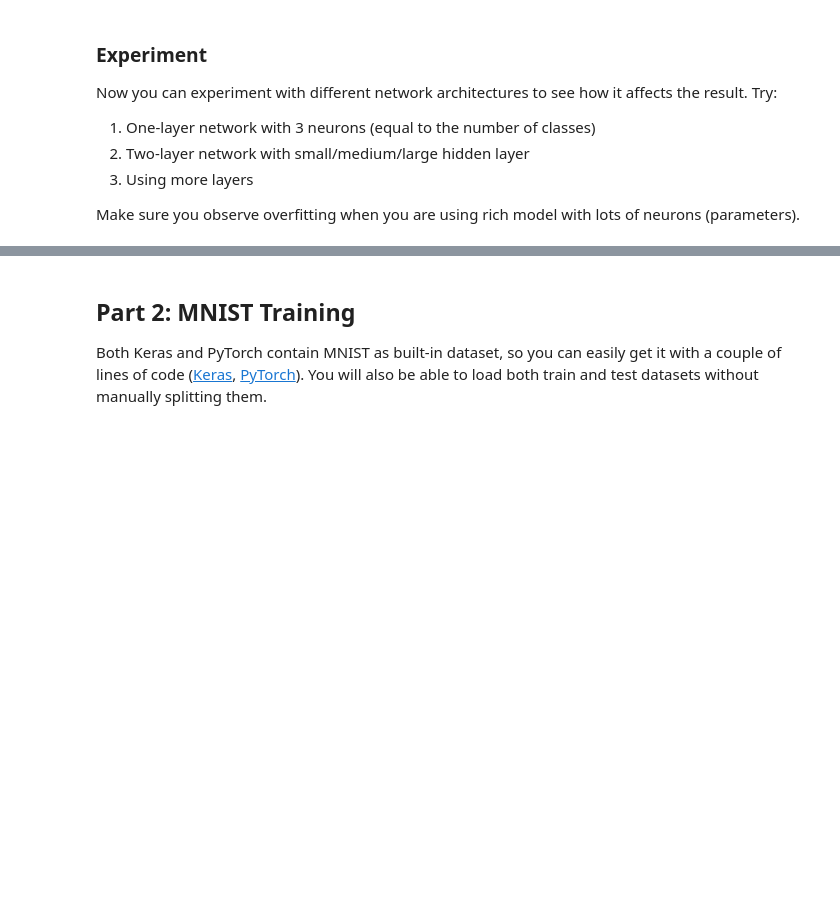
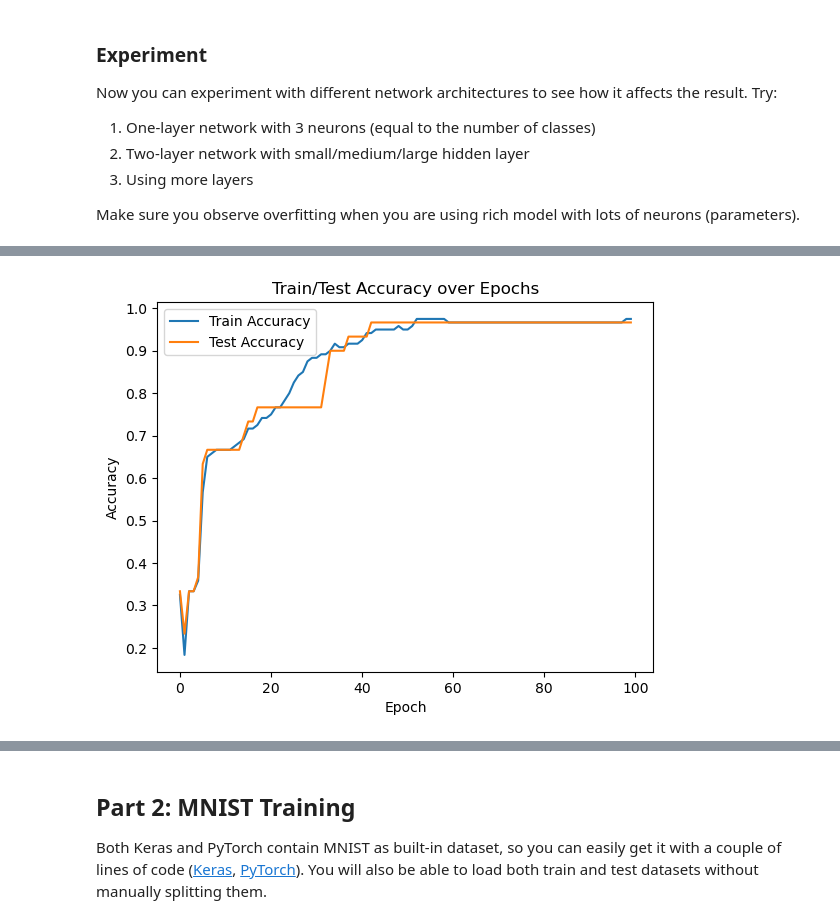
Before and after one commit to Talangus/AI-For-Beginners, a Jupyter notebook: lessons/3-NeuralNetworks/05-Frameworks/lab/LabFrameworks.ipynb, the cells around one changed output, grey strips where cells are left out. Drawn from its saved outputs; the diff is of its cells as text; code cells hidden in the pictures; blank space fills up the shorter version.

```diff
--- a/lessons/3-NeuralNetworks/05-Frameworks/lab/LabFrameworks.ipynb
+++ b/lessons/3-NeuralNetworks/05-Frameworks/lab/LabFrameworks.ipynb
@@ -229,0 +253,5 @@ plot_acc(history_two_layer_small)
+# %%
+large_hidden_model = create_model(4, [32, 3])
+history_large_hidden = train_model(large_hidden_model, X_train, y_train, X_test, y_test)
+plot_acc(history_large_hidden)
+# %% [output]
@@ -229,0 +268 @@ plot_acc(history_two_layer_small)
+[figure, added]
```
Also changed, not shown: parts of 7 cells of this notebook.
